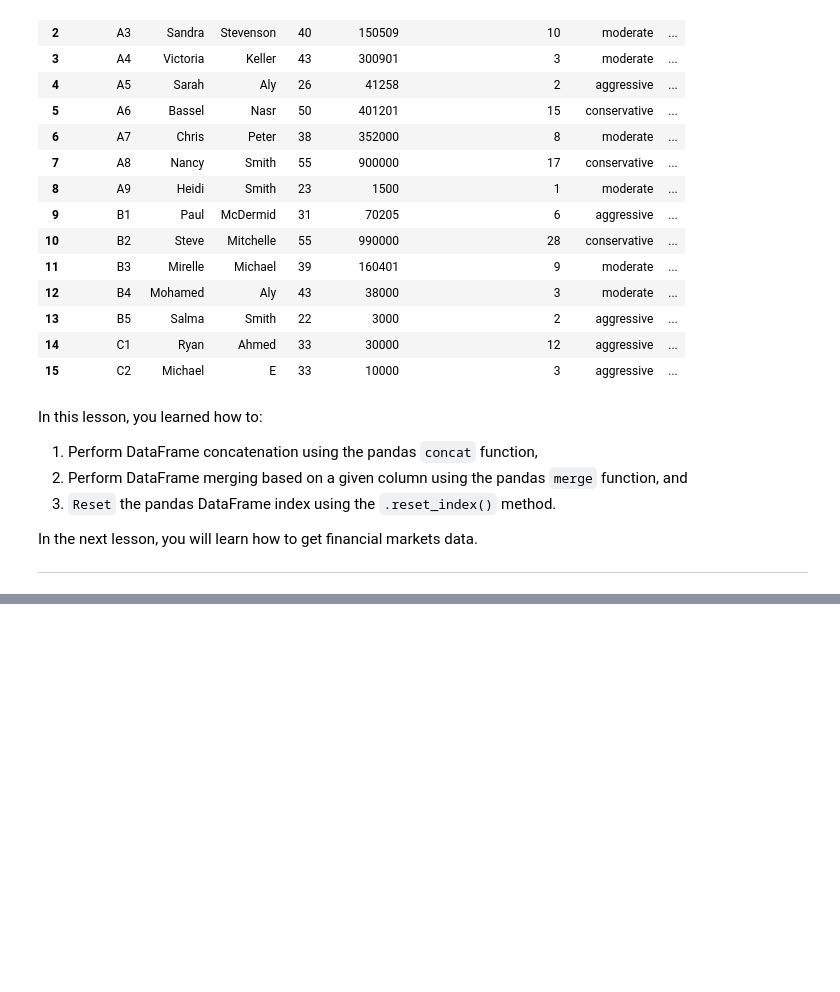
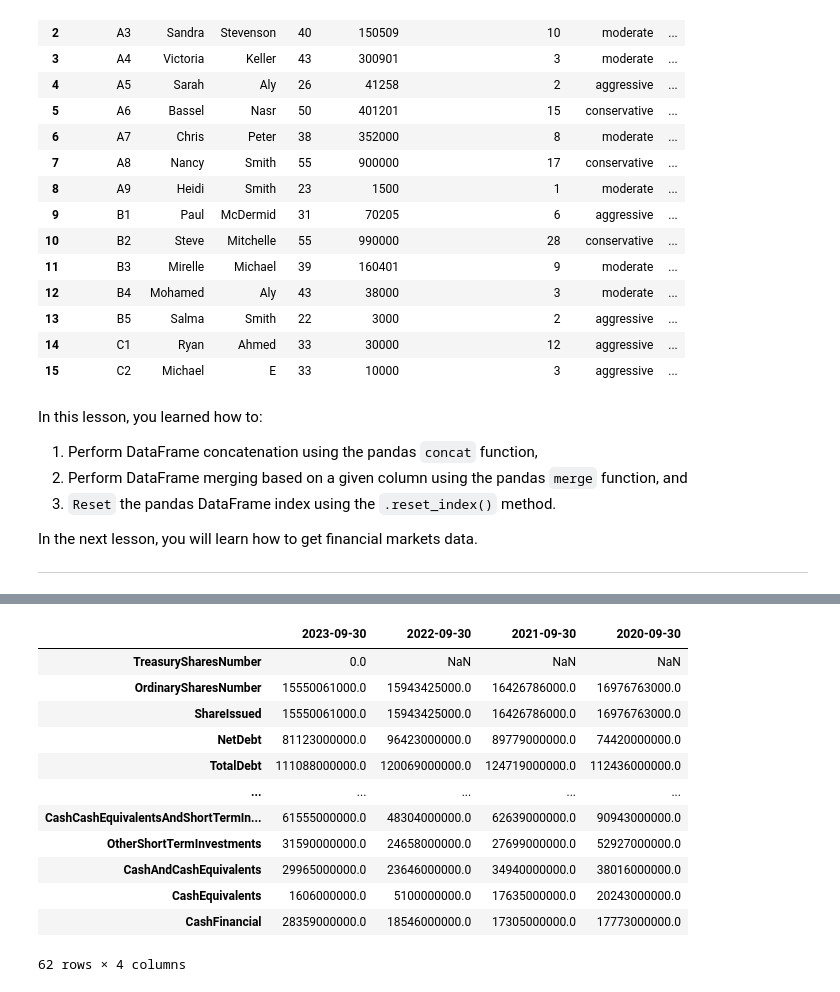
Before and after one commit to PachaTech/CFA-Level-1, a Jupyter notebook: Practical skills python/[PSM] Python CFA I.ipynb, the cells around one changed output, grey strips where cells are left out. Cells and saved outputs as stored; diff of their text form; code cells hidden in the pictures; blank space fills up the shorter version.

```diff
--- a/Practical skills python/[PSM] Python CFA I.ipynb
+++ b/Practical skills python/[PSM] Python CFA I.ipynb
@@ -2873,0 +3008,18 @@ In the next lesson, you will learn how to get financial markets data.
+# %%
+# Let's obtain the balance sheet for Apple
+balance_df = stock.get_balance_sheet()
+balance_df.round()
+# %% [output]
+|  | 2023-09-30 | 2022-09-30 | 2021-09-30 | 2020-09-30 |
+| TreasurySharesNumber | 0.0 | NaN | NaN | NaN |
+| OrdinarySharesNumber | 15550061000.0 | 15943425000.0 | 16426786000.0 | 16976763000.0 |
+| ShareIssued | 15550061000.0 | 15943425000.0 | 16426786000.0 | 16976763000.0 |
+| NetDebt | 81123000000.0 | 96423000000.0 | 89779000000.0 | 74420000000.0 |
+| TotalDebt | 111088000000.0 | 120069000000.0 | 124719000000.0 | 112436000000.0 |
+| ... | ... | ... | ... | ... |
+| CashCashEquivalentsAndShortTermIn... | 61555000000.0 | 48304000000.0 | 62639000000.0 | 90943000000.0 |
+| OtherShortTermInvestments | 31590000000.0 | 24658000000.0 | 27699000000.0 | 52927000000.0 |
+| CashAndCashEquivalents | 29965000000.0 | 23646000000.0 | 34940000000.0 | 38016000000.0 |
+| CashEquivalents | 1606000000.0 | 5100000000.0 | 17635000000.0 | 20243000000.0 |
+| CashFinancial | 28359000000.0 | 18546000000.0 | 17305000000.0 | 17773000000.0 |
+62 rows × 4 columns
```
Also changed, not shown: parts of 18 cells of this notebook.
